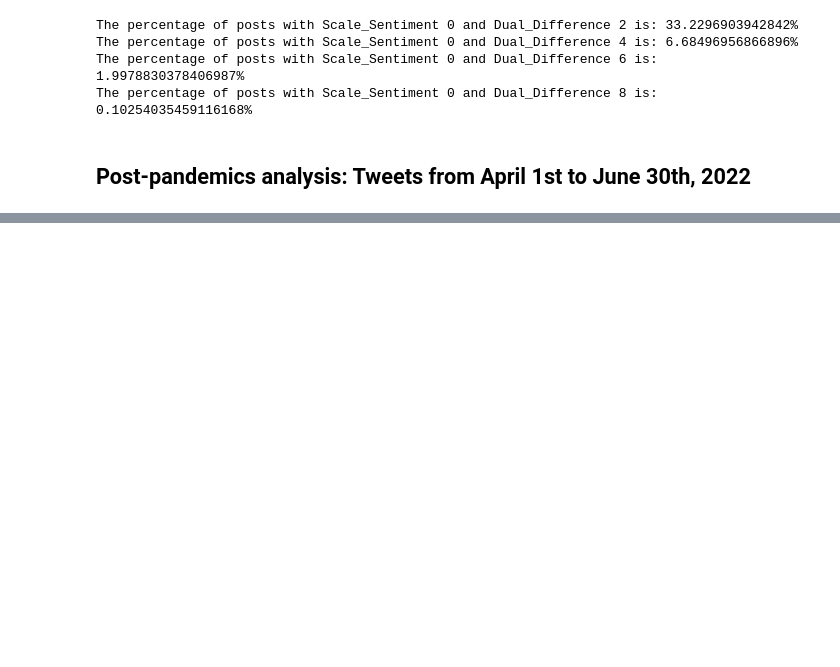
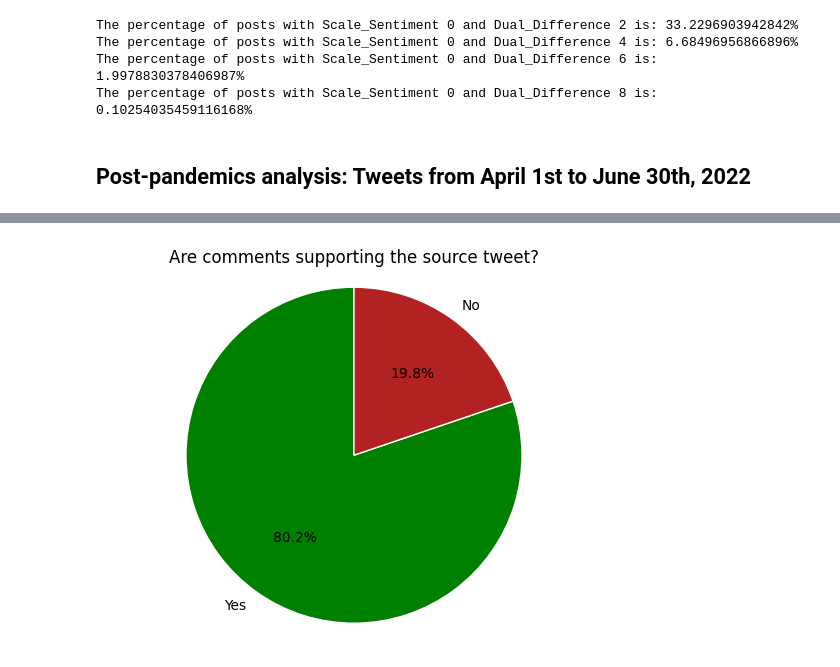
Before and after one commit to CristinaPetrachee/SentimentAnalysis-WFH, a Jupyter notebook: proiect.ipynb, the cells around one changed output, grey strips where cells are left out. Drawn from its saved outputs; the diff is of its cells as text; code cells hidden in the pictures; blank space fills up the shorter version.

Commit message:
Added graphs for 2022 analysis

```diff
--- a/proiect.ipynb
+++ b/proiect.ipynb
@@ -798,2 +828,6 @@ comment_scale_sentiments.to_csv('comment_scale_sentiments.csv', index=False)
 # %%
 dataset_2022.insert(dataset_2022.columns.get_loc('Cleaned_Comment')+1, 'Comment_Scale_Sentiment', value=comment_scale_sentiments)
+# %%
+dataset_2022['Comment_Scale_Sentiment'] = dataset_2022['Comment_Scale_Sentiment'].replace('', np.nan)
+# %%
+dataset_2022['Comment_Scale_Sentiment'] = dataset_2022['Comment_Scale_Sentiment'].astype('Int64')
@@ -799,0 +846,3 @@ dataset_2022.insert(dataset_2022.columns.get_loc('Cleaned_Comment')+1, 'Comment_
+# %%
+#Folder path where graphs will be saved
+folder_path = os.path.join(root_dir, 'graphs')
@@ -800,2 +1010,11 @@ dataset_2022.insert(dataset_2022.columns.get_loc('Cleaned_Comment')+1, 'Comment_
+# %%
+# Create a new column 'Supporting' with values based on the sign comparison
+dataset_2022['Supporting'] = dataset_2022.dropna(subset=['Comment_Scale_Sentiment']).apply(lambda row: 'Yes'
+                                                                                           if (row['Scale_Sentiment'] * row['Comment_Scale_Sentiment'] > 0)
+                                                                                           or (row['Scale_Sentiment'] == 0 and row['Comment_Scale_Sentiment'] == 0)
+                                                                                           or (row['Scale_Sentiment'] > 0 and row['Comment_Scale_Sentiment'] == 0)
+                                                                                           or (row['Scale_Sentiment'] < 0 and row['Comment_Scale_Sentiment'] == 0)
+                                                                                           or (row['Scale_Sentiment'] == 0 and row['Comment_Scale_Sentiment'] > 0)
+                                                                                           else 'No', axis=1)
 # %%
 dataset_2022
@@ -801,0 +1037,19 @@ dataset_2022
+# %%
+# Calculate the value counts of 'Same_Sign' column
+supporting_counts = dataset_2022['Supporting'].dropna().value_counts()
+
+colors = ['green', 'firebrick']
+
+# Create a pie chart
+plt.pie(supporting_counts, labels=supporting_counts.index, autopct='%1.1f%%', colors=colors, startangle=90, wedgeprops={'edgecolor': 'white'})
+
+# Add a title
+plt.title('Are comments supporting the source tweet?')
+plt.axis('equal')
+
+plt.savefig(os.path.join(folder_path, f'Supporting_comments_pie_2022.png'))
+
+# Display the chart
+plt.show()
+# %% [output]
+[figure, added]
```
Also changed, not shown: parts of 32 cells of this notebook.
